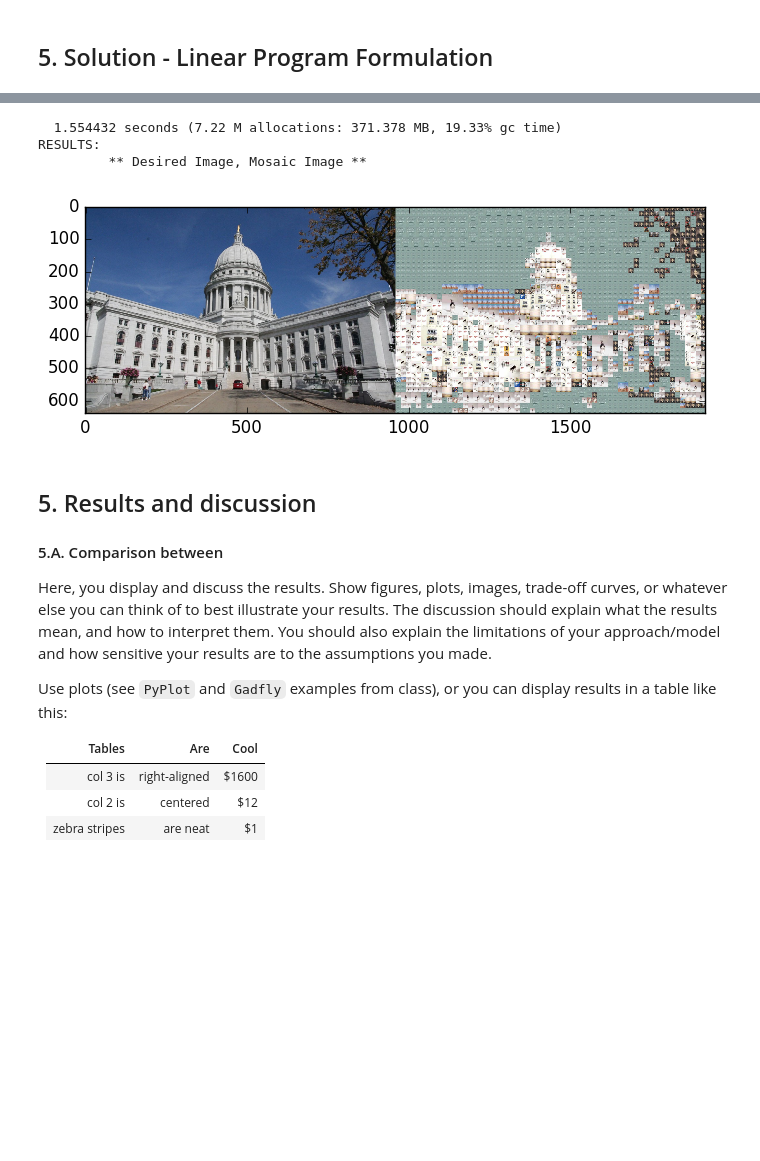
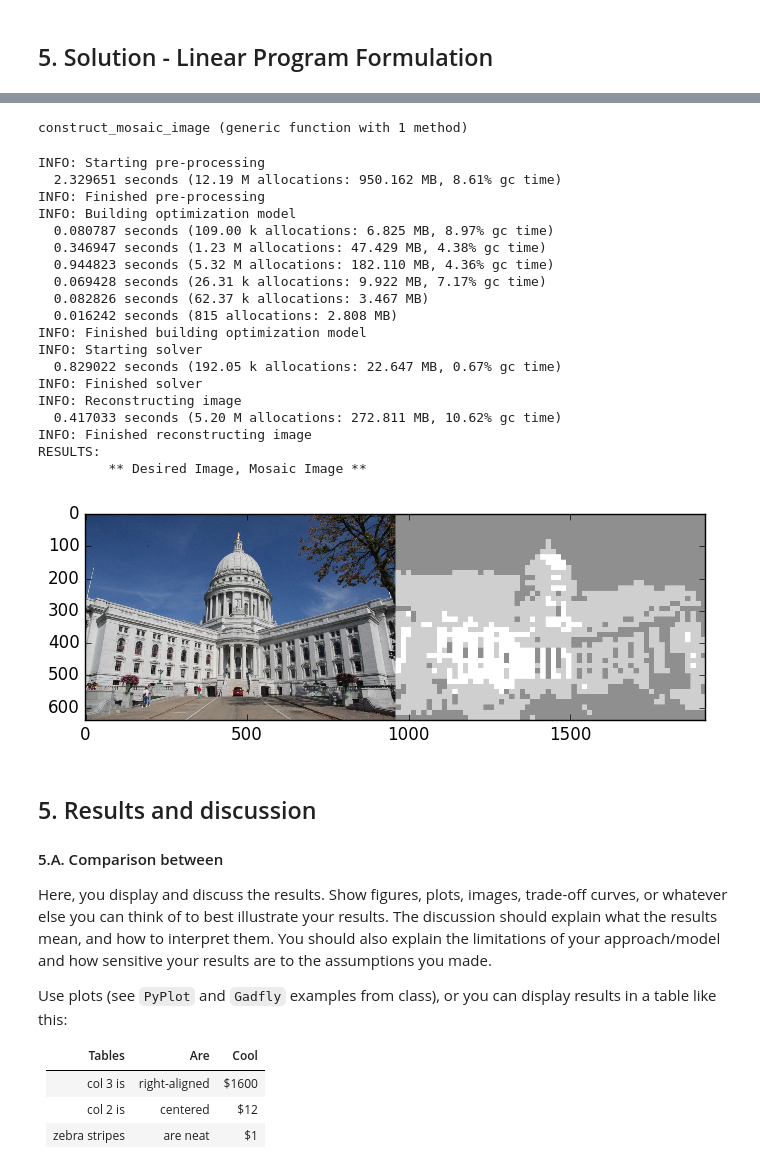
Before and after one commit to saraghav/ECE524_FinalProject, a Jupyter notebook: Project_Report.ipynb, the cells around one changed output, grey strips where cells are left out. Cells and saved outputs as stored; diff of their text form; code cells hidden in the pictures; blank space fills up the shorter version.

Commit message:
Functionized LP formulation

```diff
--- a/Project_Report.ipynb
+++ b/Project_Report.ipynb
@@ -902,8 +902,8 @@ test_image = test_images_mat[5] # wisconsin state capitol
 # HINT: CHOOSE ONE OF THE BASIS SETS BELOW #
 #******************************************#
 
-# image_files = get_image_files("./grayscale")
-image_files = get_image_files("./small_set")
+image_files = get_image_files("./grayscale")
+# image_files = get_image_files("./small_set")
 # image_files = get_image_files("./small_set_2")
 # image_files = get_image_files("./avengers")
 
@@ -1085,7 +1098,5 @@ m = Model(solver = ClpSolver())
 # %%
 # construct mosaic image from solution
-using PyPlot
-
 function construct_mosaic_image(opt_place_basis)
     opt_place_basis = round(Int8, opt_place_basis)
     nonzero_indices = find(opt_place_basis)
@@ -1116,19 +1127,37 @@ function construct_mosaic_image(opt_place_basis)
 
     return mosaic_image
 end
-
-opt_place_basis = getvalue(place_basis)
-@time mosaic_image = construct_mosaic_image(opt_place_basis);
-
-# plot two images side by side to see how we did
-println("RESULTS:");
-println("\t ** Desired Image, Mosaic Image **");
-imshow([test_image mosaic_image]);
 # %% [output]
-  1.554432 seconds (7.22 M allocations: 371.378 MB, 19.33% gc time)
-RESULTS:
-         ** Desired Image, Mosaic Image **
+construct_mosaic_image (generic function with 1 method)
-[figure, removed]
+# %%
+# plot two images side by side to see how we did
+λ = 0
+mosaic_image = lp_formulation(test_image, images_mat, downscaling, λ)
+
+println("RESULTS:");
+println("\t ** Desired Image, Mosaic Image **");
+imshow([test_image mosaic_image]);
+# %% [output]
+INFO: Starting pre-processing
+  2.329651 seconds (12.19 M allocations: 950.162 MB, 8.61% gc time)
+INFO: Finished pre-processing
+INFO: Building optimization model
+  0.080787 seconds (109.00 k allocations: 6.825 MB, 8.97% gc time)
+  0.346947 seconds (1.23 M allocations: 47.429 MB, 4.38% gc time)
+  0.944823 seconds (5.32 M allocations: 182.110 MB, 4.36% gc time)
+  0.069428 seconds (26.31 k allocations: 9.922 MB, 7.17% gc time)
+  0.082826 seconds (62.37 k allocations: 3.467 MB)
+  0.016242 seconds (815 allocations: 2.808 MB)
+INFO: Finished building optimization model
+INFO: Starting solver
+  0.829022 seconds (192.05 k allocations: 22.647 MB, 0.67% gc time)
+INFO: Finished solver
+INFO: Reconstructing image
+  0.417033 seconds (5.20 M allocations: 272.811 MB, 10.62% gc time)
+INFO: Finished reconstructing image
+RESULTS:
+         ** Desired Image, Mosaic Image **
+[figure, added]
 # %% [markdown]
 ## 5. Results and discussion ##
 
```
Also changed, not shown: parts of 3 cells of this notebook.
